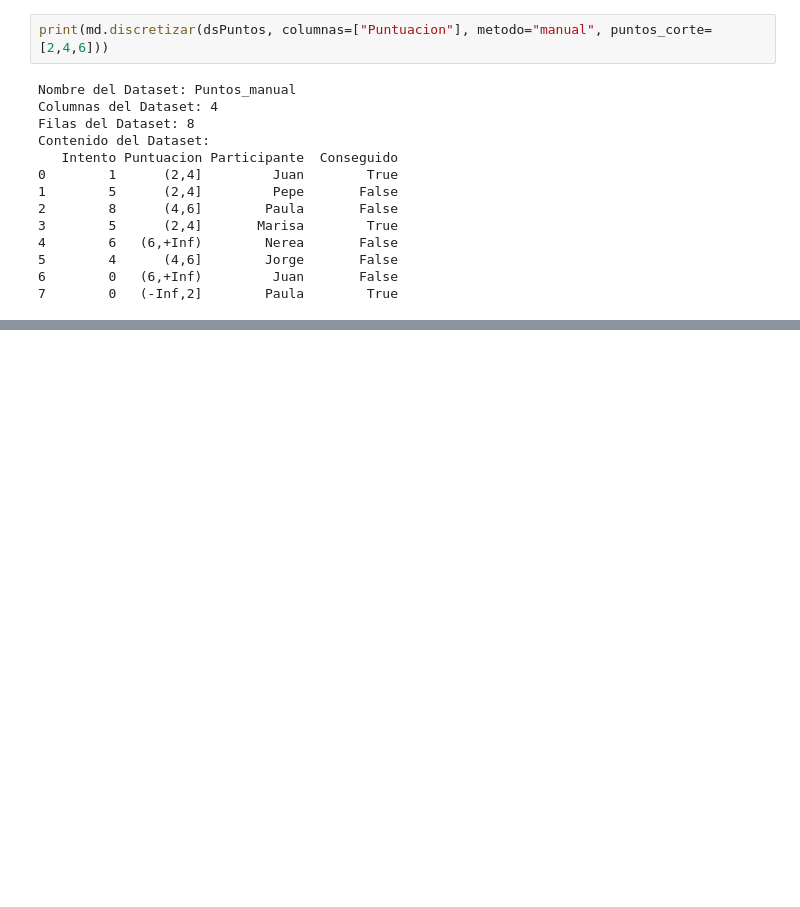
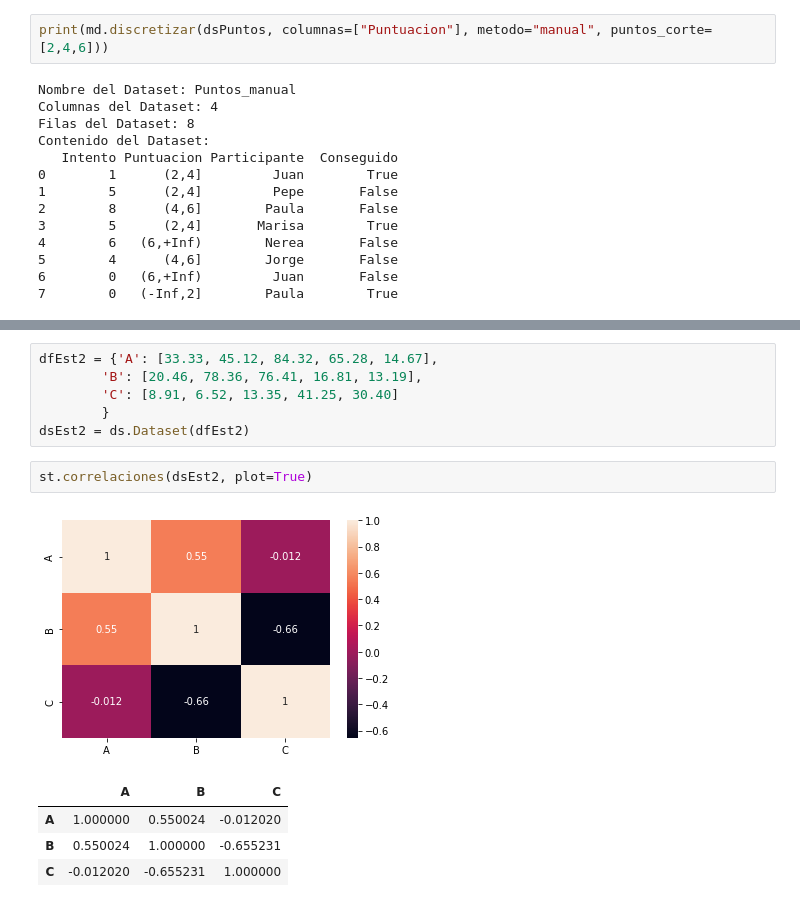
Before and after one commit to ErikAngulo/smepy, a Jupyter notebook: docs/Tutorial_smpey.ipynb, the cells around one changed output, grey strips where cells are left out. Cells and saved outputs as stored; diff of their text form; blank space fills up the shorter version.

```diff
--- a/docs/Tutorial_smpey.ipynb
+++ b/docs/Tutorial_smpey.ipynb
@@ -250,0 +297,14 @@ Contenido del Dataset:
+# %%
+dfEst2 = {'A': [33.33, 45.12, 84.32, 65.28, 14.67],
+        'B': [20.46, 78.36, 76.41, 16.81, 13.19],
+        'C': [8.91, 6.52, 13.35, 41.25, 30.40]
+        }
+dsEst2 = ds.Dataset(dfEst2)
+# %%
+st.correlaciones(dsEst2, plot=True)
+# %% [output]
+[figure, added]
+|  | A | B | C |
+| A | 1.000000 | 0.550024 | -0.012020 |
+| B | 0.550024 | 1.000000 | -0.655231 |
+| C | -0.012020 | -0.655231 | 1.000000 |
```
Also changed, not shown: parts of 12 cells of this notebook, 3 other files.
